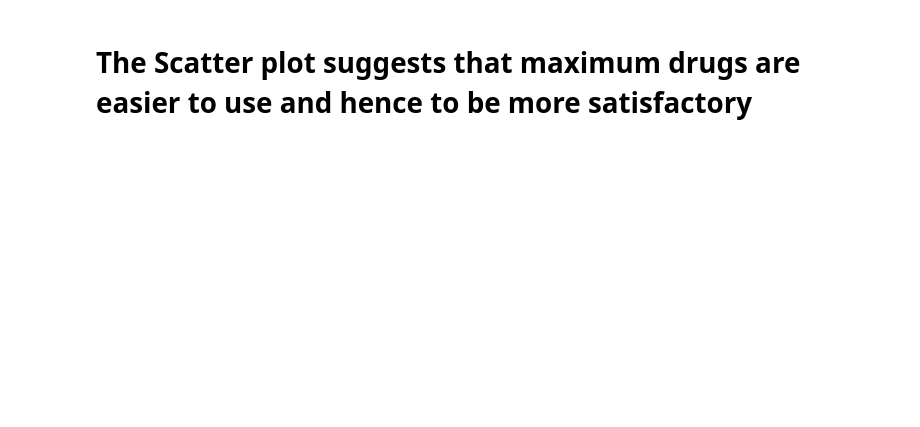
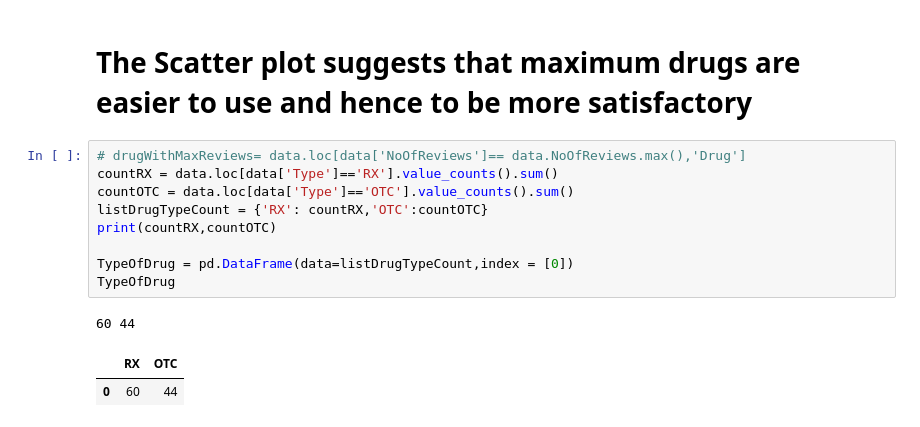
Before and after one commit to deshpandeanu/BasicProjectsPython, a Jupyter notebook: drug-efficacy-analysis-draft.ipynb, the cells around one changed output. Drawn from its saved outputs; the diff is of its cells as text; blank space fills up the shorter version.

```diff
--- a/drug-efficacy-analysis-draft.ipynb
+++ b/drug-efficacy-analysis-draft.ipynb
@@ -224,2 +248,15 @@ pyplt.show()
 # %% [markdown]
 # The Scatter plot suggests that maximum drugs are easier to use and hence to be more satisfactory
+# %%
+# drugWithMaxReviews= data.loc[data['NoOfReviews']== data.NoOfReviews.max(),'Drug']
+countRX = data.loc[data['Type']=='RX'].value_counts().sum()
+countOTC = data.loc[data['Type']=='OTC'].value_counts().sum()
+listDrugTypeCount = {'RX': countRX,'OTC':countOTC}
+print(countRX,countOTC)
+
+TypeOfDrug = pd.DataFrame(data=listDrugTypeCount,index = [0])
+TypeOfDrug
+# %% [output]
+60 44
+|  | RX | OTC |
+| 0 | 60 | 44 |
```
Also changed, not shown: parts of 2 cells of this notebook.
